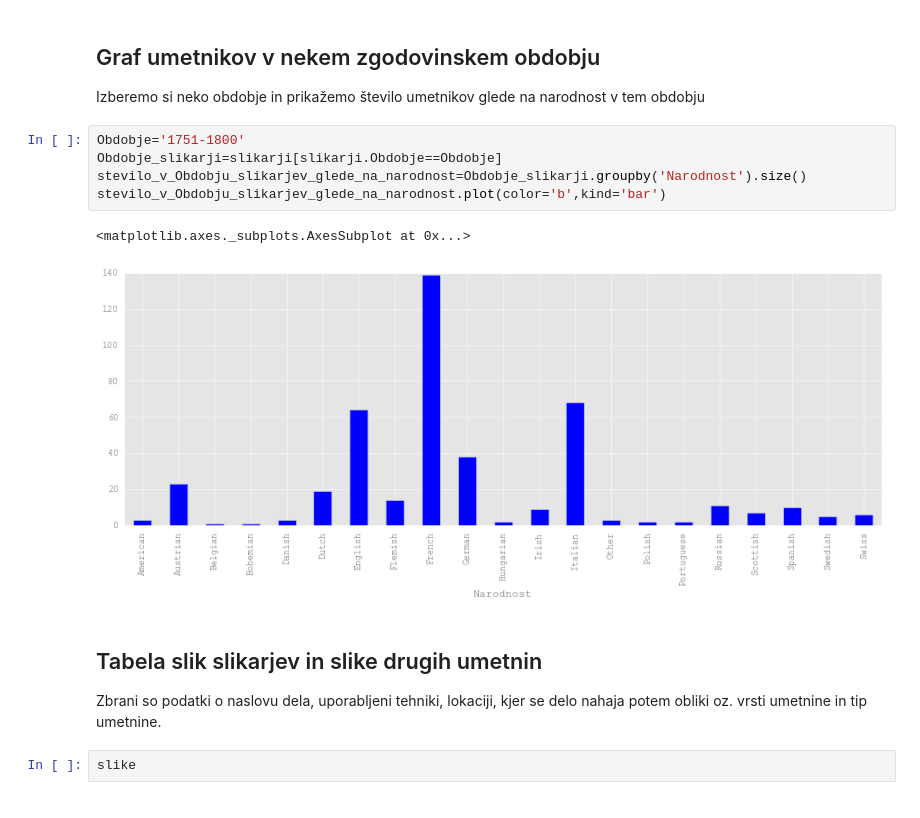
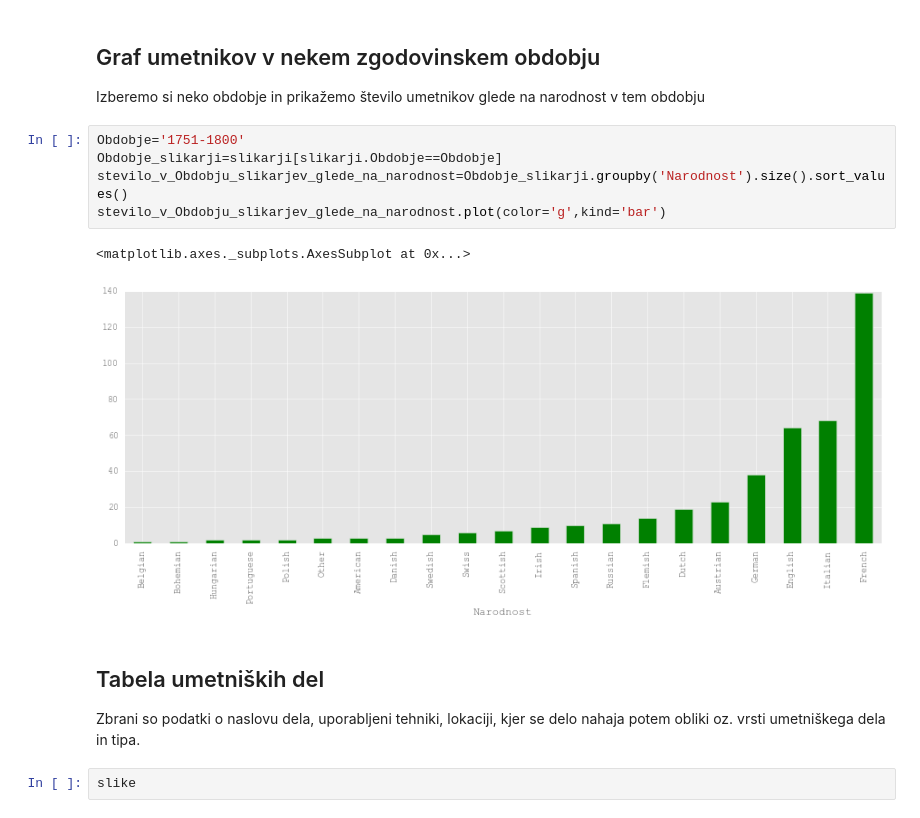
Before and after one commit to urosrac/Slikarji, a Jupyter notebook: Slikarji_7.ipynb, the cells around one changed output. Drawn from its saved outputs; the diff is of its cells as text.

```diff
--- a/Slikarji_7.ipynb
+++ b/Slikarji_7.ipynb
@@ -95,14 +95,14 @@ Izberemo si neko obdobje in prikažemo število umetnikov glede na narodnost v t
 # %%
 Obdobje='1751-1800'
 Obdobje_slikarji=slikarji[slikarji.Obdobje==Obdobje]
-stevilo_v_Obdobju_slikarjev_glede_na_narodnost=Obdobje_slikarji.groupby('Narodnost').size()
-stevilo_v_Obdobju_slikarjev_glede_na_narodnost.plot(color='b',kind='bar')
+stevilo_v_Obdobju_slikarjev_glede_na_narodnost=Obdobje_slikarji.groupby('Narodnost').size().sort_values()
+stevilo_v_Obdobju_slikarjev_glede_na_narodnost.plot(color='g',kind='bar')
 # %% [output]
 <matplotlib.axes._subplots.AxesSubplot at 0x...>
-[figure, old version]
+[figure, new version]
 # %% [markdown]
-## Tabela slik slikarjev in slike drugih umetnin
-Zbrani so podatki o naslovu dela, uporabljeni tehniki, lokaciji, kjer se delo nahaja potem obliki oz. vrsti umetnine in tip umetnine.
+## Tabela umetniških del
+Zbrani so podatki o naslovu dela, uporabljeni tehniki, lokaciji, kjer se delo nahaja potem obliki oz. vrsti umetniškega dela in tipa.
 # %%
 slike
 # %% [output]
```
Also changed, not shown: parts of 20 cells of this notebook.
